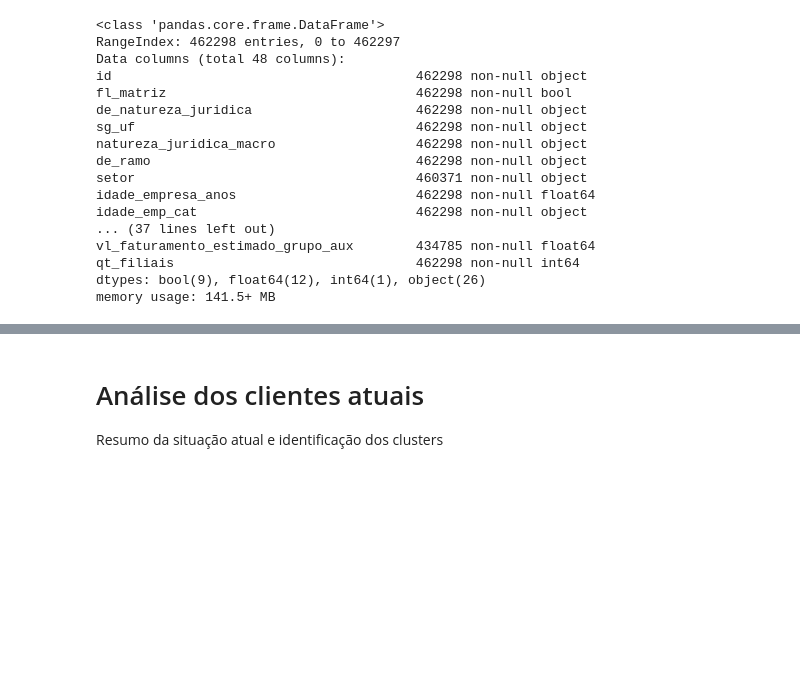
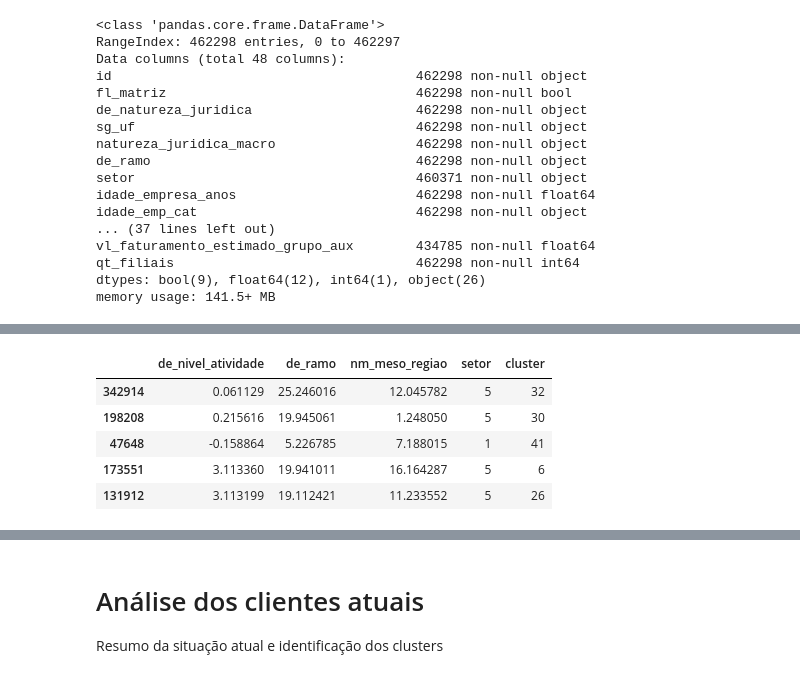
Before and after one commit to codenation-dev/squad-1-ad-data-science-1, a Jupyter notebook: recommender_system_squad_1/Recommendation_system_for_Neoway.ipynb, the cells around one changed output, grey strips where cells are left out. Drawn from its saved outputs; the diff is of its cells as text; code cells hidden in the pictures; blank space fills up the shorter version.

```diff
--- a/recommender_system_squad_1/Recommendation_system_for_Neoway.ipynb
+++ b/recommender_system_squad_1/Recommendation_system_for_Neoway.ipynb
@@ -39,0 +56,2 @@ memory usage: 141.5+ MB
+# %%
+feature_list = ['de_nivel_atividade', 'de_ramo', 'nm_meso_regiao', 'setor'] #deixar 'nm_divisao' para depois
@@ -39,0 +166,20 @@ memory usage: 141.5+ MB
+# %%
+# aqui, estou somando um valor aleatório para fins de visualização.
+# Se não for feito, um grupo grande de pontos fica condensado em um único ponto no gráfico
+# e perde-se a noção de cluster
+tam = len(sample_market)
+sample_market['de_nivel_atividade'] = sample_market['de_nivel_atividade'] + \
+    ((np.random.rand(tam)-0.5) * 0.5)
+sample_market['de_ramo'] = sample_market['de_ramo'] + \
+    ((np.random.rand(tam)-0.5) * 0.5)
+sample_market['nm_meso_regiao'] = sample_market['nm_meso_regiao'] + \
+    ((np.random.rand(tam)-0.5) * 0.5)
+##sample_market['cluster'] = sample_market['cluster']*3
+sample_market.head(5)
+# %% [output]
+|  | de_nivel_atividade | de_ramo | nm_meso_regiao | setor | cluster |
+| 342914 | 0.061129 | 25.246016 | 12.045782 | 5 | 32 |
+| 198208 | 0.215616 | 19.945061 | 1.248050 | 5 | 30 |
+| 47648 | -0.158864 | 5.226785 | 7.188015 | 1 | 41 |
+| 173551 | 3.113360 | 19.941011 | 16.164287 | 5 | 6 |
+| 131912 | 3.113199 | 19.112421 | 11.233552 | 5 | 26 |
```
Also changed, not shown: parts of 20 cells of this notebook.
